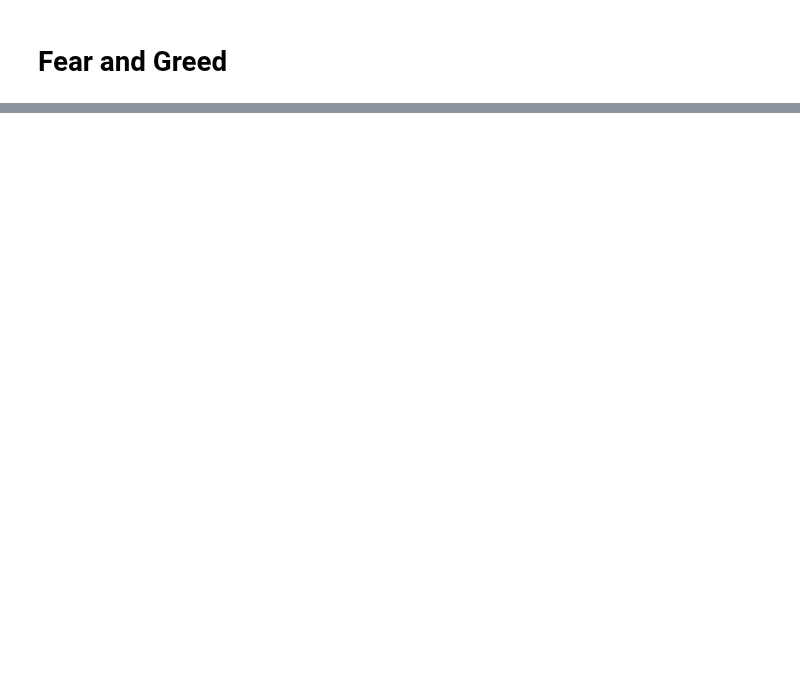
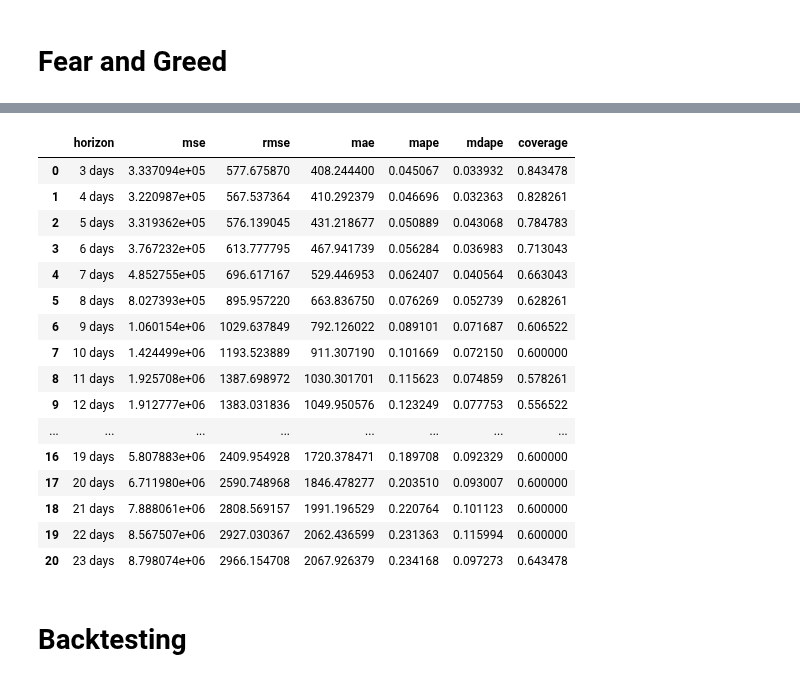
Before and after one commit to Dmunozig/crypto_sentiment, a Jupyter notebook: notebooks/olavo_prophet_modelling.ipynb, the cells around one changed output, grey strips where cells are left out. Saved outputs shown, nothing was run; the diff lists cells and outputs as text; code cells hidden in the pictures; blank space fills up the shorter version.

```diff
--- a/notebooks/olavo_prophet_modelling.ipynb
+++ b/notebooks/olavo_prophet_modelling.ipynb
@@ -394,5 +389,0 @@ FileNotFoundError: [Errno 2] No such file or directory: '../data/prices_greed_sc
-# %%
-df = df.rename(columns={"Unnamed: 0": "ds","price":"y"})
-df['ds'] = pd.to_datetime(df['ds'])
-df = df.drop_duplicates().reset_index(drop=True)
-basic_df = df.drop(columns=["BTC_score","twitter_score","reddit_score"])
@@ -443,0 +455,4 @@ performance_metrics(final_cv_results)
+# %%
+merged_df = df.merge(fg_df,how="inner", on="ds").drop(columns= "y_y")
+merged_df = merged_df.rename(columns={"y_x": "y"})
+merged_df
@@ -443,0 +473,29 @@ performance_metrics(final_cv_results)
+# %%
+merged_df_train = merged_df.iloc[:1063]
+merged_df_test = merged_df.iloc[1063:]
+
+merged_model = Prophet(interval_width=0.95, weekly_seasonality=True, changepoint_prior_scale=2)
+
+merged_model.add_regressor('BTC_score')
+merged_model.add_regressor('twitter_score')
+merged_model.add_regressor('reddit_score')
+merged_model.add_regressor("Fear&Greed")
+
+merged_model.fit(merged_df_train)
+
+augmento_horizon = 30
+merged_model_future = merged_model.make_future_dataframe(augmento_horizon)
+
+merged_model_future["BTC_score"] = merged_df["BTC_score"]
+merged_model_future["twitter_score"] = merged_df["twitter_score"]
+merged_model_future["reddit_score"] = merged_df["reddit_score"]
+merged_model_future["Fear&Greed"] = merged_df["Fear&Greed"]
+
+merged_model_forecast = merged_model.predict(merged_model_future)
+
+merged_model_cv_results = cross_validation(model=merged_model, initial=f'{70 * 5} days', horizon='23 days',
+                              period='35 days')
+
+
+performance_metrics(merged_model_cv_results)
+# %% [output]
@@ -443,0 +505,19 @@ performance_metrics(final_cv_results)
+|  | horizon | mse | rmse | mae | mape | mdape | coverage |
+| 0 | 3 days | 3.337094e+05 | 577.675870 | 408.244400 | 0.045067 | 0.033932 | 0.843478 |
+| 1 | 4 days | 3.220987e+05 | 567.537364 | 410.292379 | 0.046696 | 0.032363 | 0.828261 |
+| 2 | 5 days | 3.319362e+05 | 576.139045 | 431.218677 | 0.050889 | 0.043068 | 0.784783 |
+| 3 | 6 days | 3.767232e+05 | 613.777795 | 467.941739 | 0.056284 | 0.036983 | 0.713043 |
+| 4 | 7 days | 4.852755e+05 | 696.617167 | 529.446953 | 0.062407 | 0.040564 | 0.663043 |
+| 5 | 8 days | 8.027393e+05 | 895.957220 | 663.836750 | 0.076269 | 0.052739 | 0.628261 |
+| 6 | 9 days | 1.060154e+06 | 1029.637849 | 792.126022 | 0.089101 | 0.071687 | 0.606522 |
+| 7 | 10 days | 1.424499e+06 | 1193.523889 | 911.307190 | 0.101669 | 0.072150 | 0.600000 |
+| 8 | 11 days | 1.925708e+06 | 1387.698972 | 1030.301701 | 0.115623 | 0.074859 | 0.578261 |
+| 9 | 12 days | 1.912777e+06 | 1383.031836 | 1049.950576 | 0.123249 | 0.077753 | 0.556522 |
+| ... | ... | ... | ... | ... | ... | ... | ... |
+| 16 | 19 days | 5.807883e+06 | 2409.954928 | 1720.378471 | 0.189708 | 0.092329 | 0.600000 |
+| 17 | 20 days | 6.711980e+06 | 2590.748968 | 1846.478277 | 0.203510 | 0.093007 | 0.600000 |
+| 18 | 21 days | 7.888061e+06 | 2808.569157 | 1991.196529 | 0.220764 | 0.101123 | 0.600000 |
+| 19 | 22 days | 8.567507e+06 | 2927.030367 | 2062.436599 | 0.231363 | 0.115994 | 0.600000 |
+| 20 | 23 days | 8.798074e+06 | 2966.154708 | 2067.926379 | 0.234168 | 0.097273 | 0.643478 |
+# %% [markdown]
+# Backtesting
```
Also changed, not shown: parts of 19 cells of this notebook.
